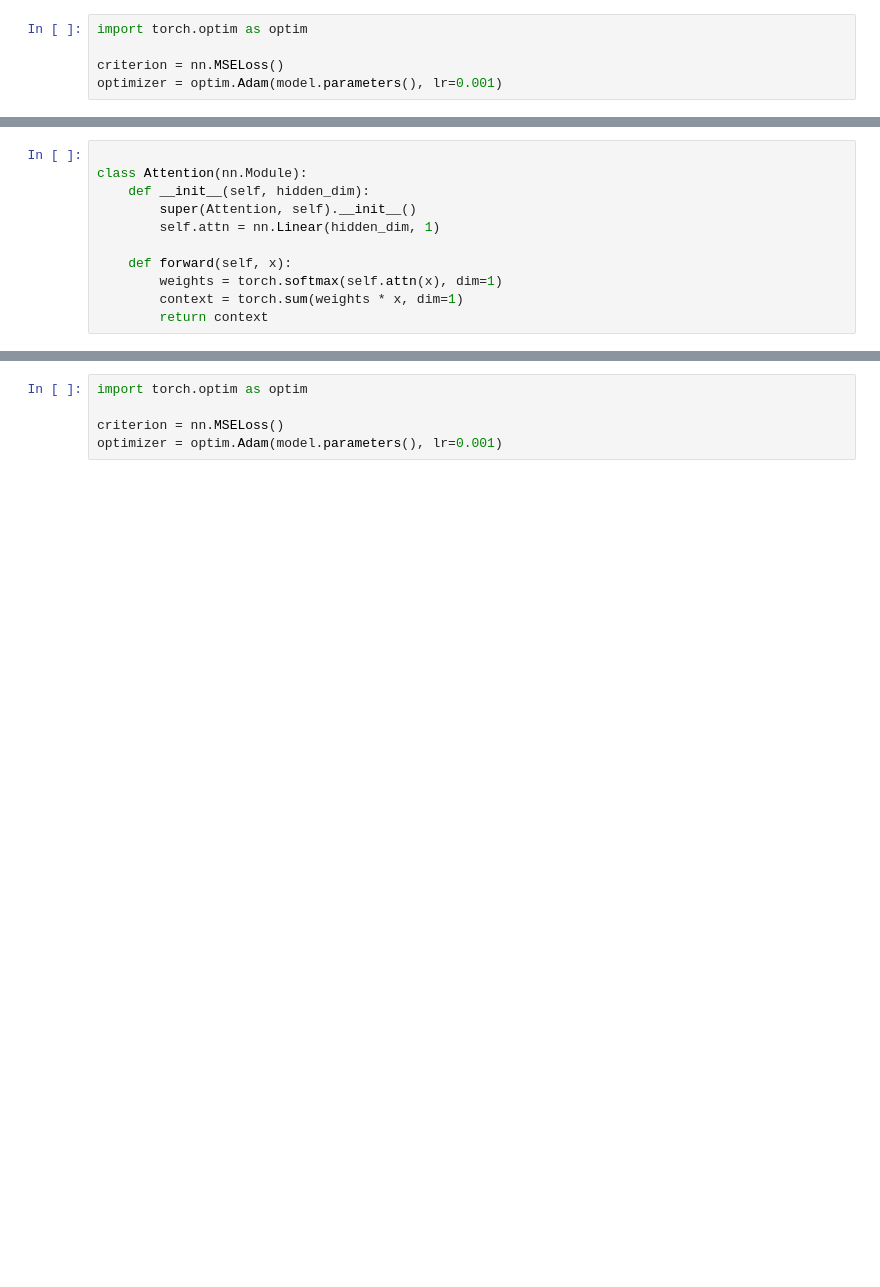
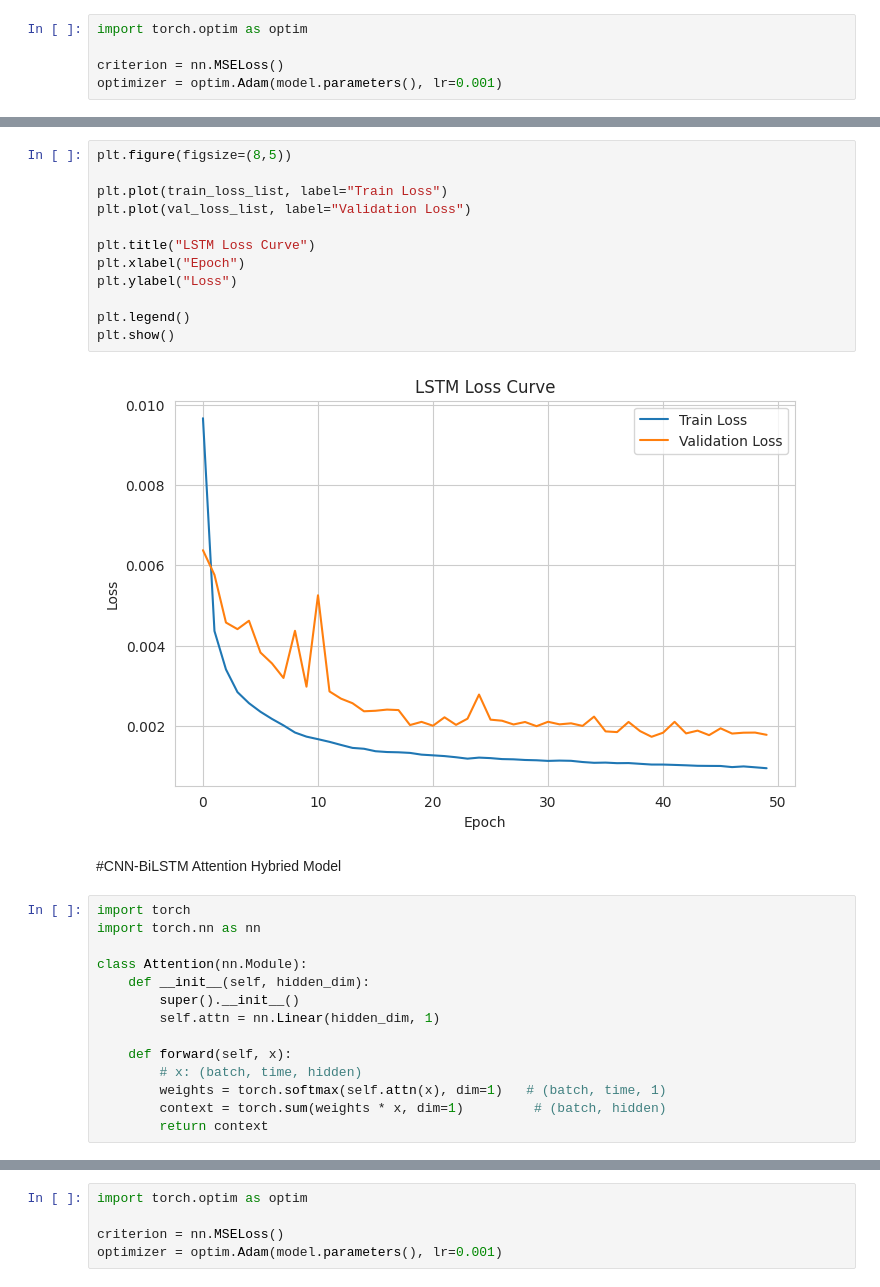
Before and after one commit to Joydas2003/Electrical-Load-Forcasting-Ml, a Jupyter notebook: Machine Learning Based short term Electrical Load Forcasting.ipynb, the cells around one changed output, grey strips where cells are left out. Saved outputs shown, nothing was run; the diff lists cells and outputs as text; blank space fills up the shorter version.

```diff
--- a/Machine Learning Based short term Electrical Load Forcasting.ipynb
+++ b/Machine Learning Based short term Electrical Load Forcasting.ipynb
@@ -1096,13 +1139,32 @@ R2  : 0.9770270571576246
+# %%
+plt.figure(figsize=(8,5))
+
+plt.plot(train_loss_list, label="Train Loss")
+plt.plot(val_loss_list, label="Validation Loss")
+
+plt.title("LSTM Loss Curve")
+plt.xlabel("Epoch")
+plt.ylabel("Loss")
+
+plt.legend()
+plt.show()
+# %% [output]
+[figure, added]
+# %% [markdown]
+#CNN-BiLSTM Attention Hybried Model
 # %%
+import torch
+import torch.nn as nn
 
 class Attention(nn.Module):
     def __init__(self, hidden_dim):
-        super(Attention, self).__init__()
+        super().__init__()
         self.attn = nn.Linear(hidden_dim, 1)
 
     def forward(self, x):
-        weights = torch.softmax(self.attn(x), dim=1)
-        context = torch.sum(weights * x, dim=1)
+        # x: (batch, time, hidden)
+        weights = torch.softmax(self.attn(x), dim=1)   # (batch, time, 1)
+        context = torch.sum(weights * x, dim=1)         # (batch, hidden)
         return context
 # %%
 class HybridModel(nn.Module):
```
Also changed, not shown: parts of 47 cells of this notebook.
